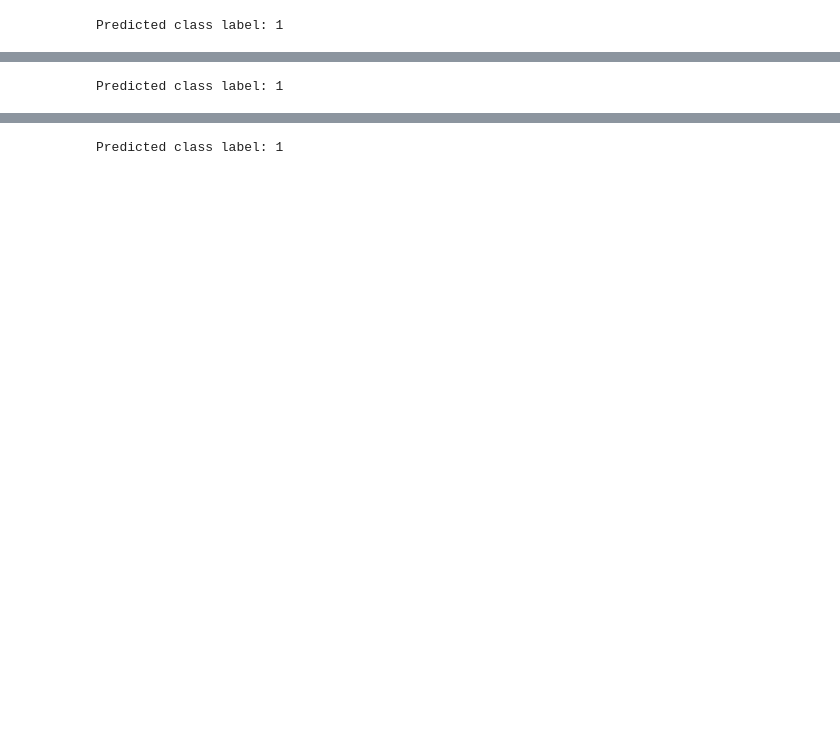
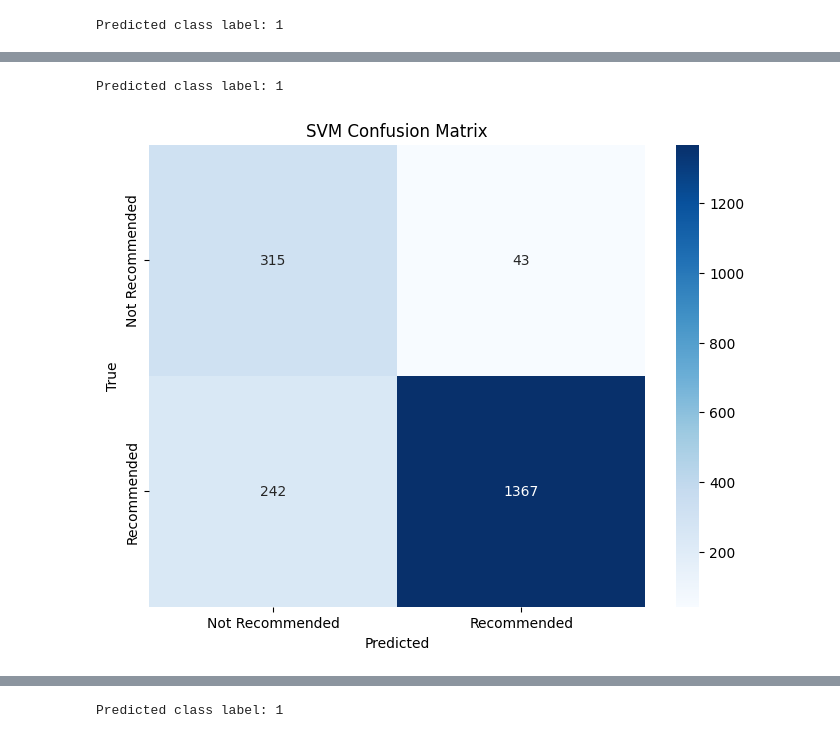
Before and after one commit to fahad-roshan/DS_FINAL_PROJECT, a Jupyter notebook: final_project.ipynb, the cells around one changed output, grey strips where cells are left out. Saved outputs shown, nothing was run; the diff lists cells and outputs as text; code cells hidden in the pictures; blank space fills up the shorter version.

```diff
--- a/final_project.ipynb
+++ b/final_project.ipynb
@@ -339,20 +410,23 @@ dtype: float64
 # %%
 
 
 # Sample tweet or text
 text = ["This shirt is very flattering to all due to the adjustable front tie. it is the perfect length to wear with leggings and it is sleeveless so it pairs well with any cardigan. love this shirt!!!"]
 
 # Ensure you have the same CountVectorizer instance used during training
 # Vectorize the new text
 text_count = vectorizer.transform(text)
 
 # Predict using the trained LinearSVC model
 predictions = svm.predict(text_count)
 
 # Print the predicted class label
 print("Predicted class label:", predictions[0])
+
+plot_confusion_matrix(y_test, y_pred,'SVM',class_names)
 # %% [output]
 Predicted class label: 1
+[figure, added]
 # %%
 
 from sklearn.neighbors import KNeighborsClassifier
```
Also changed, not shown: parts of 18 cells of this notebook.
